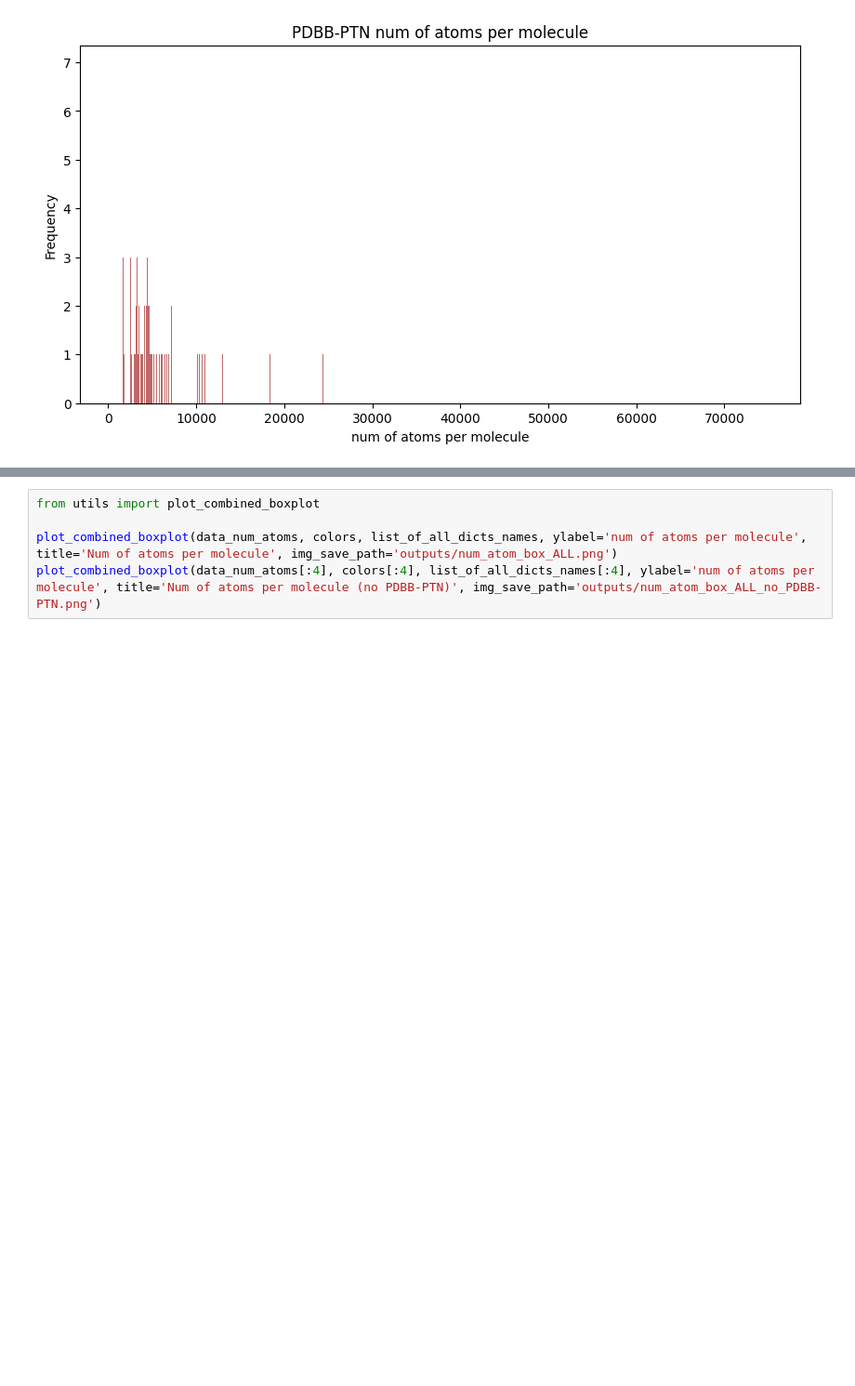
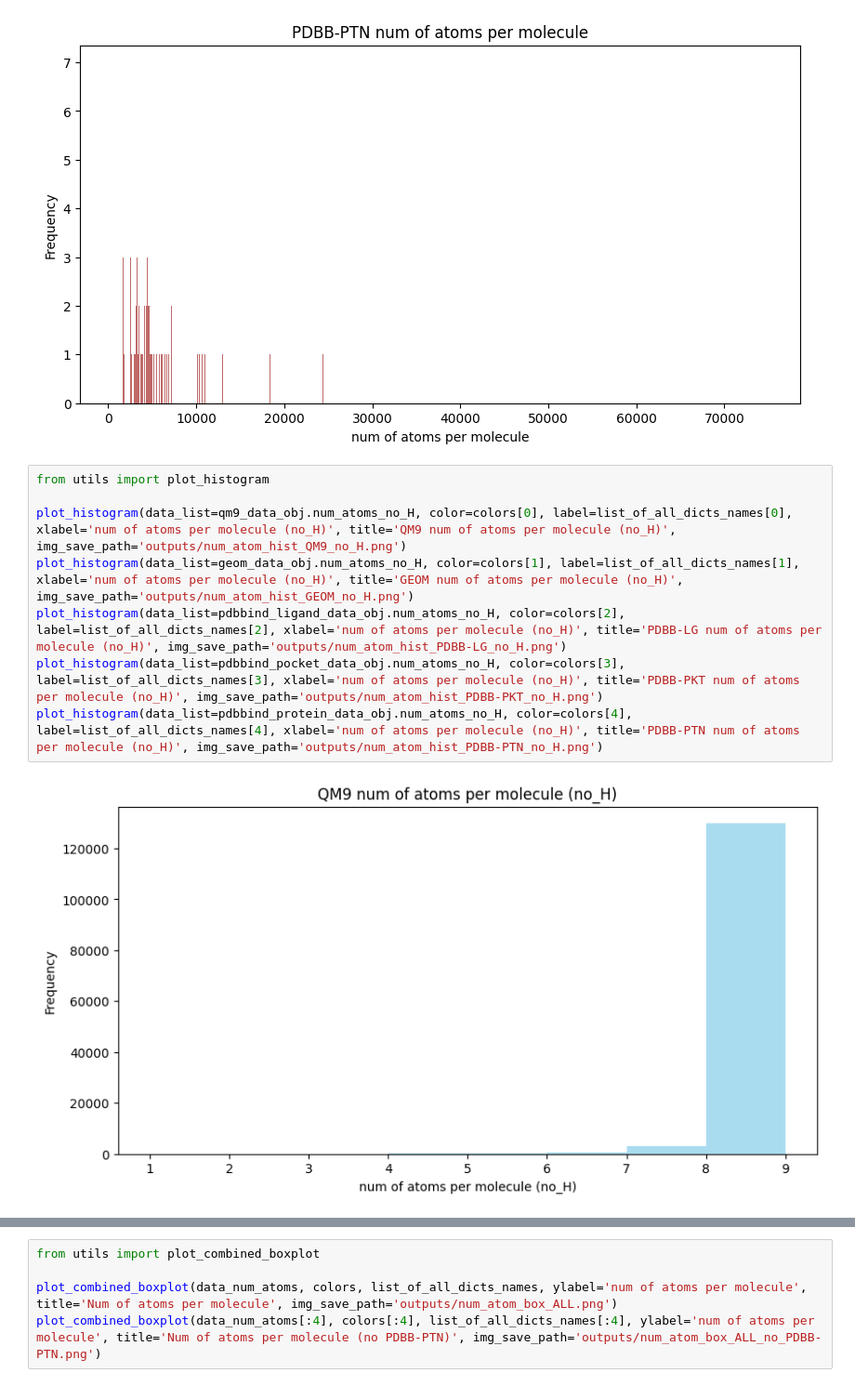
Before and after one commit to gohyixian/GeoLDM-edit, a Jupyter notebook: data_EDA/eda.ipynb, the cells around one changed output, grey strips where cells are left out. Shown at 93% size. Cells and saved outputs as stored; diff of their text form; blank space fills up the shorter version.

```diff
--- a/data_EDA/eda.ipynb
+++ b/data_EDA/eda.ipynb
@@ -176,3 +234,13 @@ plot_histogram(data_list=pdbbind_protein_data_obj.num_atoms, color=colors[4], la
 [figure]
 [figure]
 [figure]
+# %%
+from utils import plot_histogram
+
+plot_histogram(data_list=qm9_data_obj.num_atoms_no_H, color=colors[0], label=list_of_all_dicts_names[0], xlabel='num of atoms per molecule (no_H)', title='QM9 num of atoms per molecule (no_H)', img_save_path='outputs/num_atom_hist_QM9_no_H.png')
+plot_histogram(data_list=geom_data_obj.num_atoms_no_H, color=colors[1], label=list_of_all_dicts_names[1], xlabel='num of atoms per molecule (no_H)', title='GEOM num of atoms per molecule (no_H)', img_save_path='outputs/num_atom_hist_GEOM_no_H.png')
+plot_histogram(data_list=pdbbind_ligand_data_obj.num_atoms_no_H, color=colors[2], label=list_of_all_dicts_names[2], xlabel='num of atoms per molecule (no_H)', title='PDBB-LG num of atoms per molecule (no_H)', img_save_path='outputs/num_atom_hist_PDBB-LG_no_H.png')
+plot_histogram(data_list=pdbbind_pocket_data_obj.num_atoms_no_H, color=colors[3], label=list_of_all_dicts_names[3], xlabel='num of atoms per molecule (no_H)', title='PDBB-PKT num of atoms per molecule (no_H)', img_save_path='outputs/num_atom_hist_PDBB-PKT_no_H.png')
+plot_histogram(data_list=pdbbind_protein_data_obj.num_atoms_no_H, color=colors[4], label=list_of_all_dicts_names[4], xlabel='num of atoms per molecule (no_H)', title='PDBB-PTN num of atoms per molecule (no_H)', img_save_path='outputs/num_atom_hist_PDBB-PTN_no_H.png')
+# %% [output]
+[figure, added]
```
Also changed, not shown: parts of 4 cells of this notebook, 19 other files.
